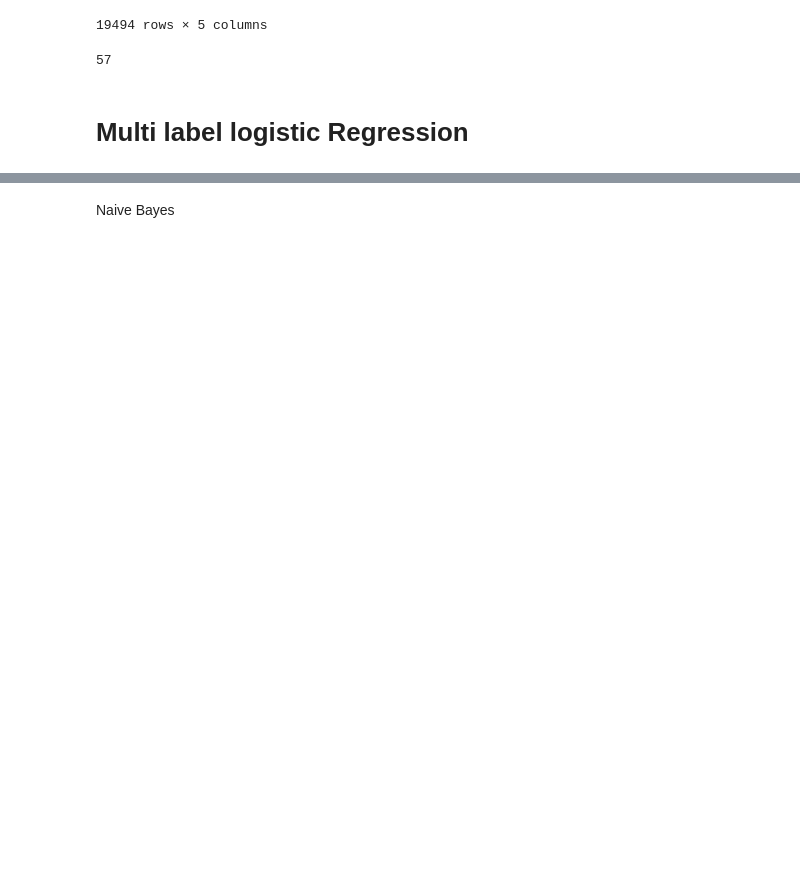
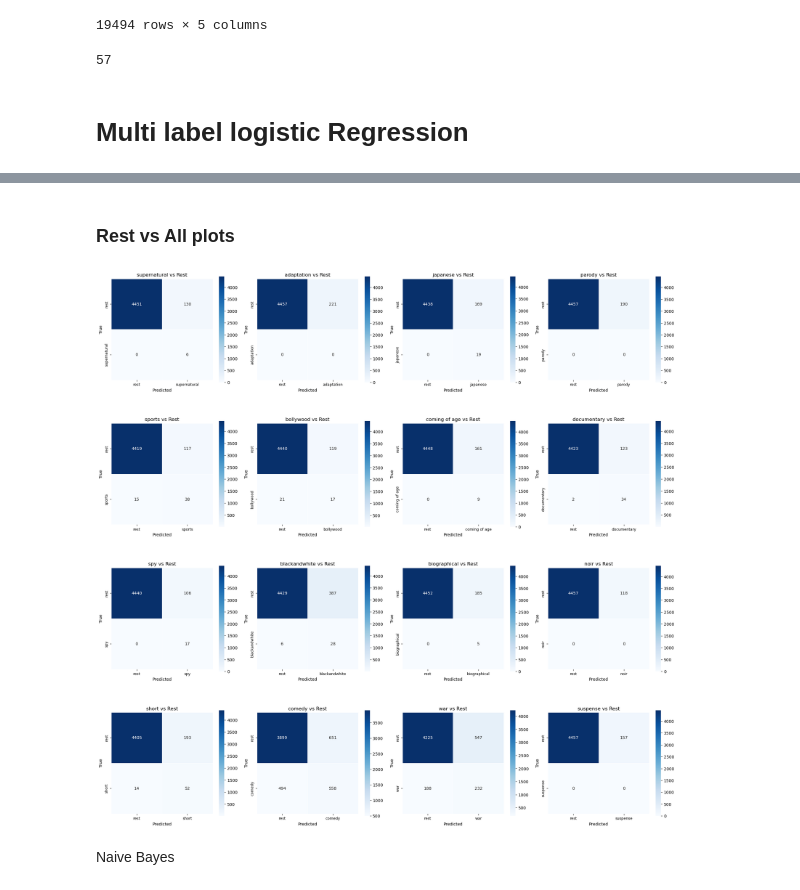
Before and after one commit to MatthiasRemta/NLP_Project, a Jupyter notebook: Logistic_Regression_try_balanced.ipynb, the cells around one changed output, grey strips where cells are left out. Saved outputs shown, nothing was run; the diff lists cells and outputs as text; code cells hidden in the pictures; blank space fills up the shorter version.

```diff
--- a/Logistic_Regression_try_balanced.ipynb
+++ b/Logistic_Regression_try_balanced.ipynb
@@ -254,3 +348,35 @@ f.merge(df, left_index=True, how='left', right_index=True)
+# %% [markdown]
+### Rest vs All plots
+# %%
+import matplotlib.pyplot as plt
+import seaborn as sns
+
+
+plt.figure(figsize=(20, 20))
+
+# Iterate over the first 16 genres
+for i in range(16):
+    #column names
+    colnames = ['rest', unique_genre[i]]
+
+    #DataFrame
+    df1 = pd.DataFrame(one_vs_rest[i], columns=colnames, index=['rest' , unique_genre[i]]).transpose()
+
+    ax = plt.subplot(4, 4, i + 1)
+
+    #heatmap
+    sns.heatmap(df1, annot=True, fmt="d", cmap="Blues", square=True, linewidths=.5, cbar_kws={"shrink": .75})
+
+    # Titles and labels
+    ax.set_title(f'{unique_genre[i]} vs Rest', fontsize=12)
+    ax.set_xlabel('Predicted', fontsize=10)
+    ax.set_ylabel('True', fontsize=10)
+    ax.tick_params(axis='both', which='major', labelsize=9)
+
+plt.tight_layout()
+plt.show()
+# %% [output]
+[figure, added]
 # %% [markdown]
 Naive Bayes
 # %%
```
Also changed, not shown: parts of 12 cells of this notebook.
